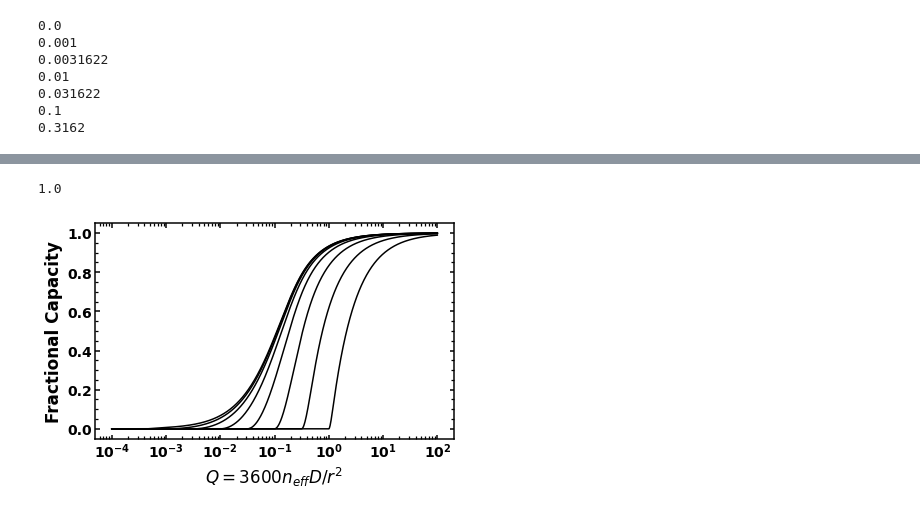
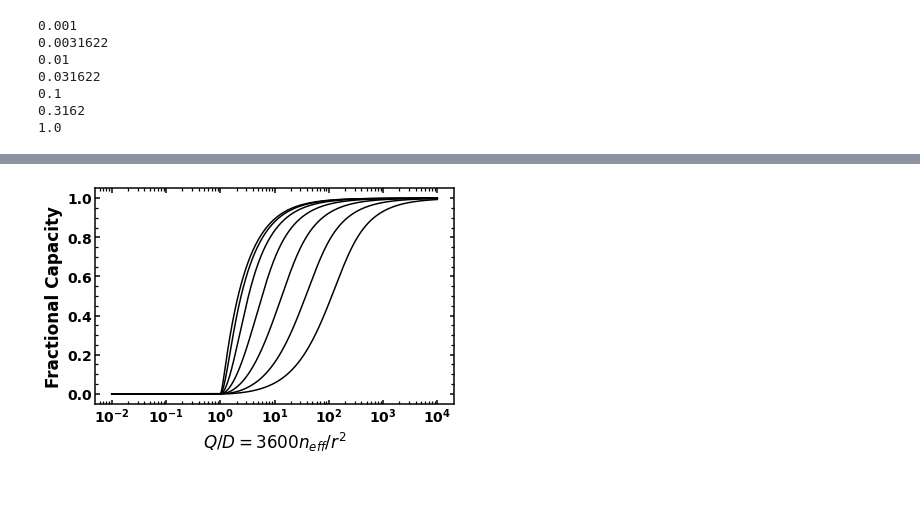
Before and after one commit to mmemcormier/amid, a Jupyter notebook: test_IRfit.ipynb, the cells around one changed output, grey strips where cells are left out. Saved outputs shown, nothing was run; the diff lists cells and outputs as text; code cells hidden in the pictures.

```diff
--- a/test_IRfit.ipynb
+++ b/test_IRfit.ipynb
@@ -14,7 +14,7 @@ alphas = np.unique(np.around(alphas, 8))**2
 alphas = alphas[:nalpha]
 # %%
 # Plot Atlung curve with various R_Ohm
-R_Ohm = np.array([0.0, 1e-3, 3.1622e-3, 1e-2, 3.1622e-2, 1e-1, 3.162e-1, 1])
+R_Ohm = np.array([1e-3, 3.1622e-3, 1e-2, 3.1622e-2, 1e-1, 3.162e-1, 1])
 #R_Ohm = np.array([0.0])
 nQ = 1000
 A = 3
@@ -27,11 +27,11 @@ Q_thr2 = np.zeros(len(R_Ohm))
 with plt.style.context('grapher'):
     for i in range(len(R_Ohm)):
         print(R_Ohm[i])
-        Q_arr = np.logspace(-4, 2, nQ)
+        Q_arr = np.logspace(-2, 4, nQ)
         tau_sol = np.zeros(nQ)
         tau_guess = 0.5
         for j in range(nQ):
-            Q = Q_arr[j]
+            Q = Q_arr[j]*R_Ohm[i]
             func = lambda tau: tau - 1 + (1/(A*Q))*(1/B - 2*(np.sum(np.exp(-alphas*tau*Q)/alphas))) + R_Ohm[i]/Q if R_Ohm[i]<Q else tau
             tau_sol[j] = fsolve(func, tau_guess, factor=1.)
             if tau_sol[j] < 0:
@@ -51,13 +51,13 @@ with plt.style.context('grapher'):
 
     #plt.semilogx(Q_thr1, tau_thr1)
     #plt.semilogx(Q_thr2, tau_thr2)
-    plt.xlabel(r'$Q = 3600 n_{eff} D / r^2$')
+    plt.xlabel(r'$Q/D = 3600 n_{eff} / r^2$')
     plt.ylabel('Fractional Capacity')
 # %% [output]
-0.0
 0.001
 0.0031622
 0.01
 0.031622
 0.1
 0.3162
+1.0
@@ -65,2 +64 @@ with plt.style.context('grapher'):
-1.0
-[figure, old version]
+[figure, new version]
```
Also changed, not shown: parts of 1 cell of this notebook, 2 other files.
